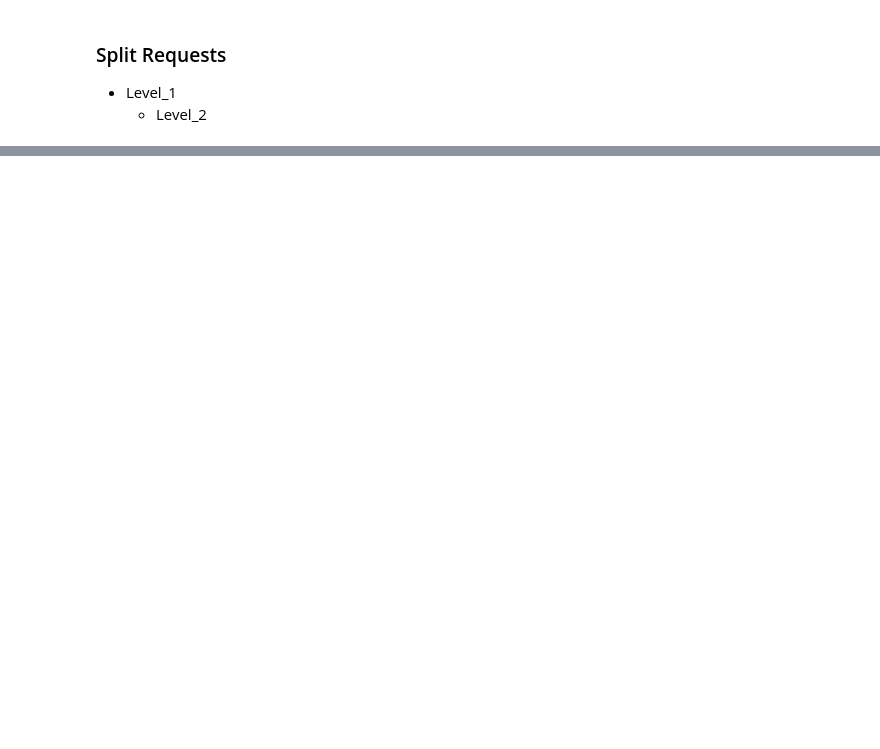
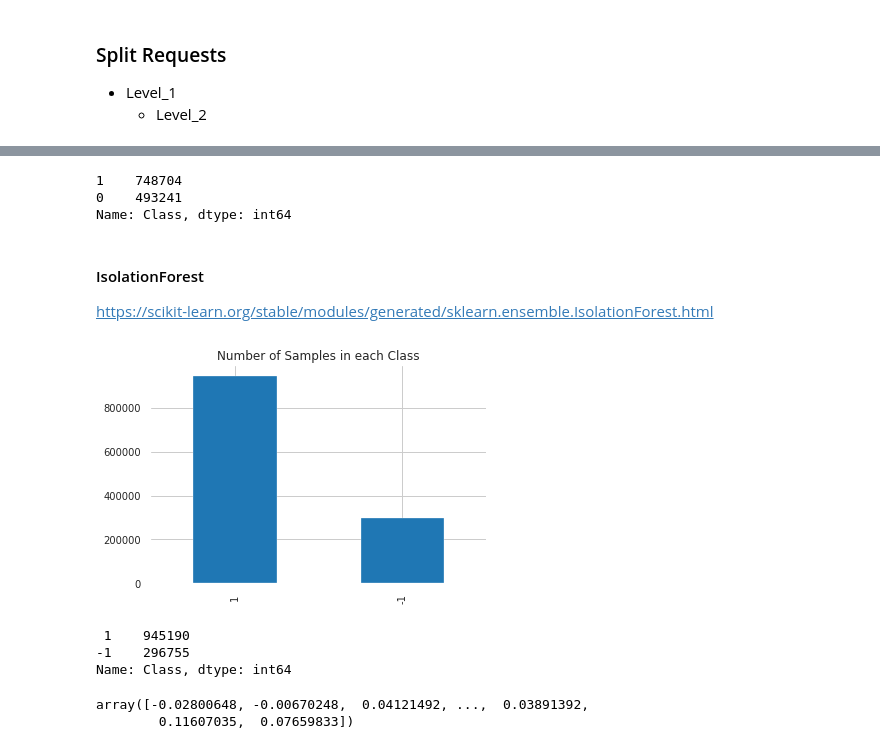
Before and after one commit to navidkanaani/ml-projects, a Jupyter notebook: anomaly_detection_rc_final.ipynb, the cells around one changed output, grey strips where cells are left out. Drawn from its saved outputs; the diff is of its cells as text; code cells hidden in the pictures; blank space fills up the shorter version.

```diff
--- a/anomaly_detection_rc_final.ipynb
+++ b/anomaly_detection_rc_final.ipynb
@@ -353,0 +425,25 @@ data.head()
+# %%
+kmeans_preds["Class"].value_counts()
+# %% [output]
+1    748704
+0    493241
+Name: Class, dtype: int64
+# %% [markdown]
+#### IsolationForest
+https://scikit-learn.org/stable/modules/generated/sklearn.ensemble.IsolationForest.html
+# %%
+iForset = IsolationForest(n_estimators=10, random_state=10)
+iForest_preds = label_data(iForset)
+# %% [output]
+[figure, added]
+# %%
+iForest_preds.Class.value_counts()
+# %% [output]
+ 1    945190
+-1    296755
+Name: Class, dtype: int64
+# %%
+iForset.decision_function(np.array(prepared_data))
+# %% [output]
+array([-0.02800648, -0.00670248,  0.04121492, ...,  0.03891392,
+        0.11607035,  0.07659833])
```
Also changed, not shown: parts of 58 cells of this notebook, 1 other file.
